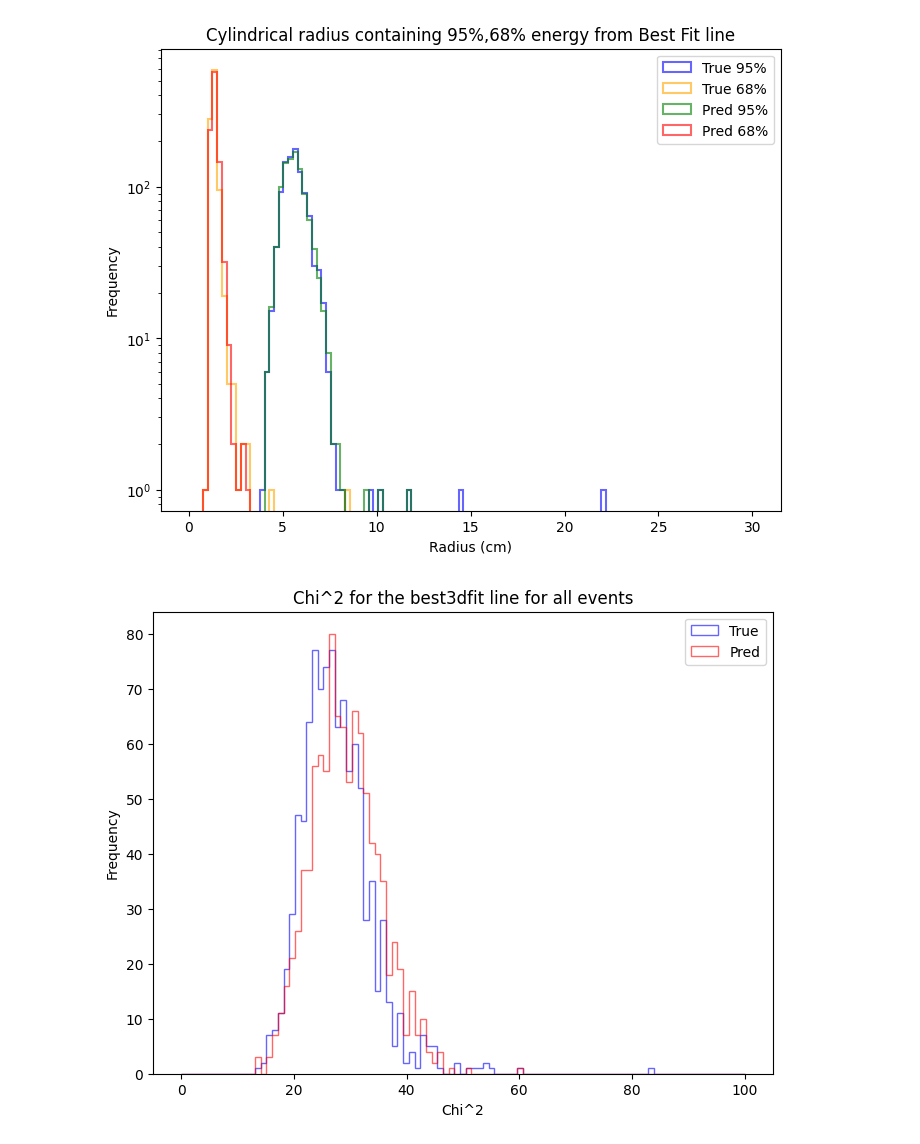
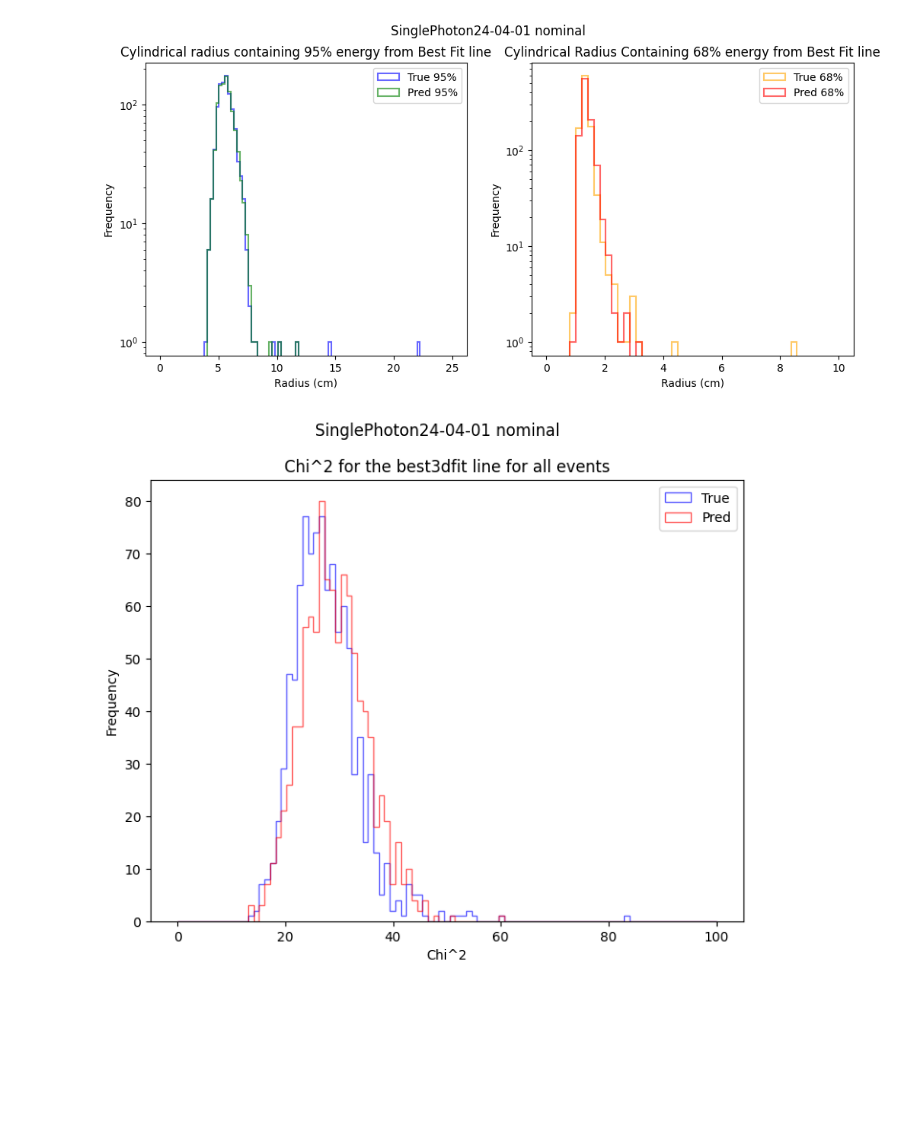
Before and after one commit to UMN-CMS/AIRobustness, a Jupyter notebook: bestFit3d.ipynb, the cells around one changed output. Saved outputs shown, nothing was run; the diff lists cells and outputs as text; code cells hidden in the pictures; blank space fills up the shorter version.

```diff
--- a/bestFit3d.ipynb
+++ b/bestFit3d.ipynb
@@ -92,40 +93,42 @@ for event in tqdm(range(1000)):
     avg_wt_dists.append(summed_weighted_dists)
     avg_wt_dists_pred.append(summed_weighted_dists_pred)
 # %%
-fig, axs = plt.subplots(nrows=1, ncols=1)
-fig.set_figwidth(8)
-fig.set_figheight(6)
+fig, axs = plt.subplots(nrows=1, ncols=2)
+fig.set_figwidth(12)
+fig.set_figheight(5)
 fig.tight_layout
-axs.hist(radius95, bins=np.linspace(0,30,30*4), linewidth=1.5, histtype='step', alpha=0.6, color="blue", label='True 95%')
-axs.hist(radius68, bins=np.linspace(0,30,30*4), linewidth=1.5, histtype='step', alpha=0.6, color="orange", label='True 68%')
-axs.hist(radius95_pred, bins=np.linspace(0,30,30*4), linewidth=1.5, histtype='step', alpha=0.6, color="green", label='Pred 95%')
-axs.hist(radius68_pred, bins=np.linspace(0,30,30*4), linewidth=1.5, histtype='step', alpha=0.6, color="red", label='Pred 68%')
+fig.suptitle("SinglePhoton24-04-01 nominal")
+axs[0].hist(radius95, bins=np.linspace(0,25,25*4), linewidth=1.5, histtype='step', alpha=0.6, color="blue", label='True 95%')
+axs[0].hist(radius95_pred, bins=np.linspace(0,25,25*4), linewidth=1.5, histtype='step', alpha=0.6, color="green", label='Pred 95%')
+axs[1].hist(radius68, bins=np.linspace(0,10,10*5), linewidth=1.5, histtype='step', alpha=0.6, color="orange", label='True 68%')
+axs[1].hist(radius68_pred, bins=np.linspace(0,10,10*5), linewidth=1.5, histtype='step', alpha=0.6, color="red", label='Pred 68%')
 
-axs.set_ylabel("Frequency")
-axs.set_yscale("log")
-axs.set_xlabel("Radius (cm)")
-axs.set_title(r"Cylindrical radius containing 95%,68% energy from Best Fit line")
-axs.legend()
+for ax in axs.flat:
+    ax.set(ylabel="Frequency", yscale="log", xlabel="Radius (cm)")
+    ax.legend()
+axs[0].set_title(r"Cylindrical radius containing 95% energy from Best Fit line")
+axs[1].set_title(r"Cylindrical Radius Containing 68% energy from Best Fit line")
 
 
 plt.show()
 
 fig, axs = plt.subplots(nrows=1, ncols=1)
 fig.set_figwidth(8)
 fig.set_figheight(6)
 fig.tight_layout
+fig.suptitle("SinglePhoton24-04-01 nominal")
 axs.hist(chi2, bins=np.linspace(0,100,100), alpha=0.6, histtype='step', color='blue', label='True')
 axs.hist(chi2_pred, bins=np.linspace(0,100,100), alpha=0.6, histtype='step', color='red', label='Pred')
 axs.set_ylabel("Frequency")
 # axs.set_yscale("log")
 # axs.set_xscale("log")
 axs.set_xlabel("Chi^2")
 axs.set_title(r"Chi^2 for the best3dfit line for all events")
 axs.legend()
 
 plt.show()
 # %% [output]
-[figure, old version]
+[figure, new version]
-[figure, old version]
+[figure, new version]
 # %%
 #Graveyard
```
Also changed, not shown: parts of 4 cells of this notebook, 2 other files.
